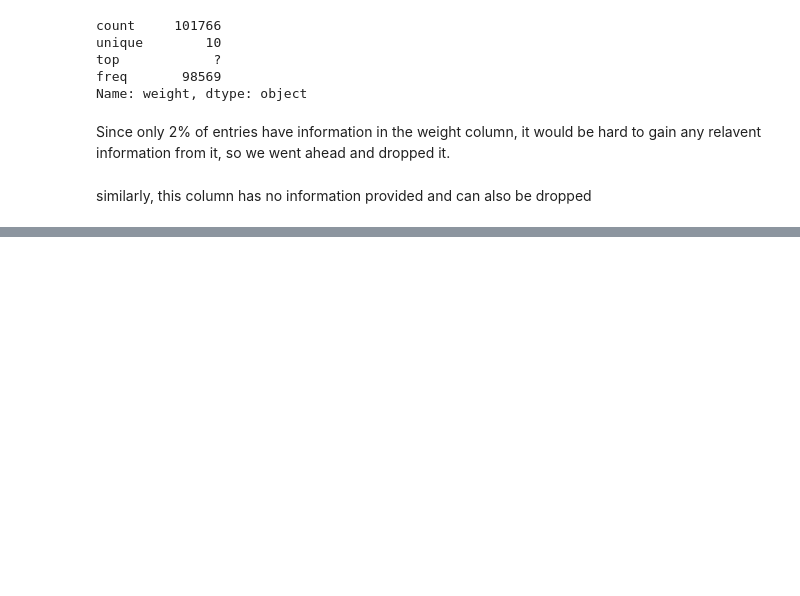
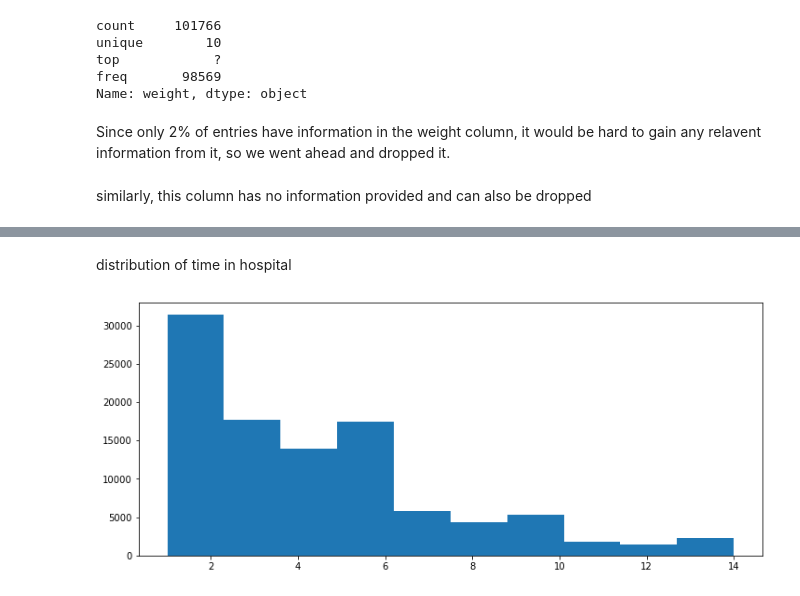
Before and after one commit to Eric-Schneider-Bellarmine-University/DS160_Final_Project_ESS_AH, a Jupyter notebook: Final_Project_ESS_AH.ipynb, the cells around one changed output, grey strips where cells are left out. Cells and saved outputs as stored; diff of their text form; code cells hidden in the pictures; blank space fills up the shorter version.

```diff
--- a/Final_Project_ESS_AH.ipynb
+++ b/Final_Project_ESS_AH.ipynb
@@ -177,0 +256,7 @@ Name: age, dtype: float64
+# %% [markdown]
+distribution of time in hospital
+# %%
+figure,axis=pl.subplots(figsize=(12,5))
+time_hisogram=axis.hist(diabetes['time_in_hospital'],10)
+# %% [output]
+[figure, added]
```
Also changed, not shown: parts of 46 cells of this notebook, 2 other files.
